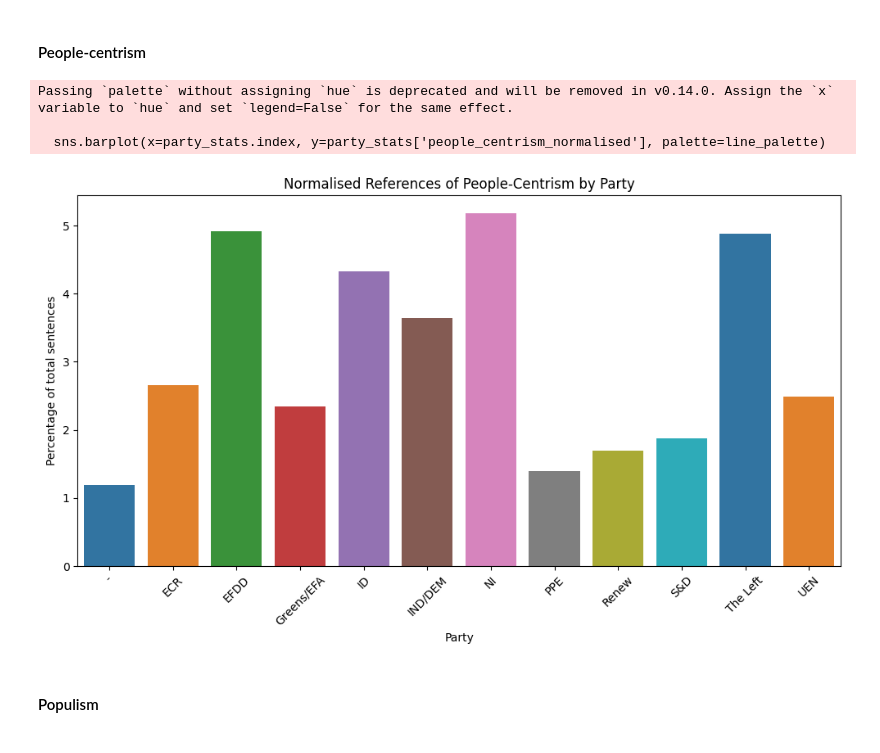
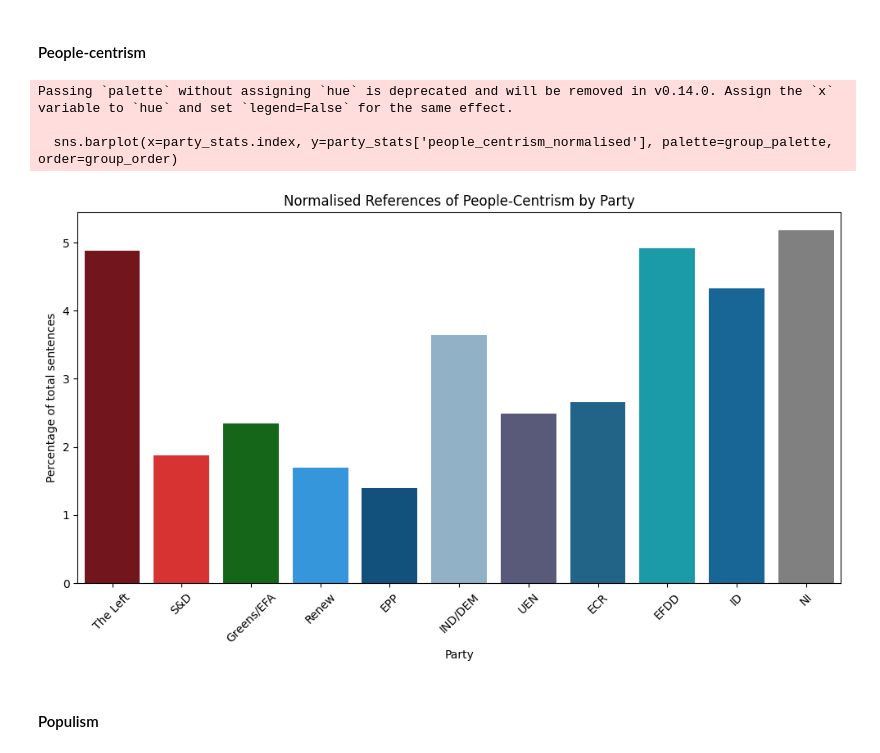
Before and after one commit to gransera/ep_populism_classification, a Jupyter notebook: notebooks/03_analysis_populism_dimensions.ipynb, the cells around one changed output. Cells and saved outputs as stored; diff of their text form; code cells hidden in the pictures.

Commit message:
"Adaptations in visualisations"

```diff
--- a/notebooks/03_analysis_populism_dimensions.ipynb
+++ b/notebooks/03_analysis_populism_dimensions.ipynb
@@ -68,3 +64,31 @@ ep.head()
+# %%
+# Adapt party names to stretch across all periods
+
+ep['party'] = ep['party'].replace({
+    'GUE/NGL': 'The Left',
+    'ALDE': 'Renew',
+    'ENF': 'ID',
+    'PPE': 'EPP',
+})
+# %%
+# Define party group order and color palette for plots
+group_order = [
+    'The Left', 'S&D', 'Greens/EFA', 'Renew', 'EPP', 'IND/DEM', 'UEN', 'ECR', 'EFDD', 'ID', 'NI'
+]
+# %%
+group_palette = {
+    'The Left':    '#820510',  # dark red - far left
+    'S&D':        '#F21818',  # red - social democrats
+    'Greens/EFA': '#08730C',  # green
+    'Renew':       '#199BF7',  # bright blue - liberals
+    'EPP':        '#01548F',  # dark blue - centre-right
+    'IND/DEM':    '#88B4CF',  # light blue - eurosceptics
+    'UEN':        '#545380',  # purple grey - eurosceptics
+    'ECR':        '#116899',  # dark blue - conservatives
+    'EFDD':        '#04AEBF',  # teal - eurosceptics
+    'ID':        '#036BAB',  # blue - far right
+    'NI':         '#808080',  # grey - non-attached
+}
 # %% [markdown]
 #### Total Numbers
 # %%
@@ -182,20 +188,20 @@ Passing `palette` without assigning `hue` is deprecated and will be removed in v
 # %%
 # Visualise references of people-centrism by party (normalised)
 
 plt.figure(figsize=(10, 6))
-sns.barplot(x=party_stats.index, y=party_stats['people_centrism_normalised'], palette=line_palette)
+sns.barplot(x=party_stats.index, y=party_stats['people_centrism_normalised'], palette=group_palette, order=group_order)
 plt.title('Normalised References of People-Centrism by Party')
 plt.xlabel('Party')
 plt.ylabel('Percentage of total sentences')
 plt.xticks(rotation=45)
 plt.tight_layout()
-plt.savefig('../outputs/normalised_people_centrism_by_party.png', dpi=150, bbox_inches='tight')
+#plt.savefig('../outputs/normalised_people_centrism_by_party.png', dpi=150, bbox_inches='tight')
 plt.show()
 # %% [output]
 Passing `palette` without assigning `hue` is deprecated and will be removed in v0.14.0. Assign the `x` variable to `hue` and set `legend=False` for the same effect.
 
-  sns.barplot(x=party_stats.index, y=party_stats['people_centrism_normalised'], palette=line_palette)
+  sns.barplot(x=party_stats.index, y=party_stats['people_centrism_normalised'], palette=group_palette, order=group_order)
-[figure, old version]
+[figure, new version]
 # %% [markdown]
 #### Populism
 # %%
```
Also changed, not shown: parts of 20 cells of this notebook.
